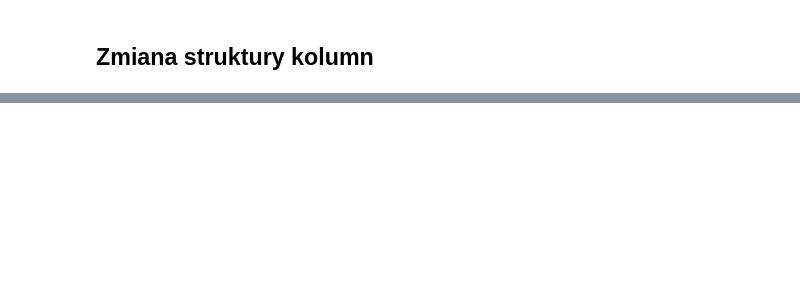
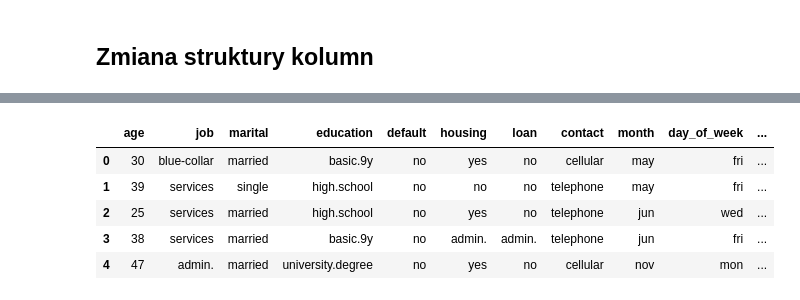
Before and after one commit to MarekSroka/Bank_Deposits, a Jupyter notebook: Bank_deposit.ipynb, the cells around one changed output, grey strips where cells are left out. Drawn from its saved outputs; the diff is of its cells as text; code cells hidden in the pictures; blank space fills up the shorter version.

```diff
--- a/Bank_deposit.ipynb
+++ b/Bank_deposit.ipynb
@@ -771,0 +750,4 @@ df_agg_two[df_agg_two['y'] == 'yes']
+# %%
+for column in df[numerical_features]:
+    unique_values = df[column].unique()
+    print(f"Unique values in column {column}: {', '.join(map(str, unique_values))}")
@@ -771,0 +768,15 @@ df_agg_two[df_agg_two['y'] == 'yes']
+# %%
+columns_coeff = ['emp.var.rate', 'cons.price.idx',  'cons.conf.idx', 'euribor3m', 'nr.employed', 'euribor3m_binned']
+
+value_mappings = {}
+
+for column in df[columns_coeff]:
+    unique_values = df[column].unique()
+    value_mapping = {value: i + 1 for i, value in enumerate(unique_values)}
+    value_mappings[column] = value_mapping
+
+for column in df[columns_coeff]:
+    new_column_name = f"{column}_updated"
+    df[new_column_name] = df[column].map(value_mappings[column])
+
+print(df)
@@ -818,0 +898,8 @@ Name: default, dtype: int64
+# %%
+model_columns = ['age', 'job', 'marital', 'education', 'default', 'housing', 'loan',
+       'contact', 'month', 'day_of_week', 'campaign', 'pdays',
+       'previous', 'poutcome', 'emp.var.rate', 'cons.price.idx',
+       'cons.conf.idx', 'euribor3m', 'nr.employed', 'y_numeric']
+
+print(len(model_columns))
+print(model_columns)
@@ -818,0 +909,4 @@ Name: default, dtype: int64
+# %%
+data = df[model_columns]
+y = data.pop('y_numeric')
+y
@@ -818,0 +926,10 @@ Name: default, dtype: int64
+# %%
+X = data
+X.head()
+# %% [output]
+|  | age | job | marital | education | default | housing | loan | contact | month | day_of_week | ... |
+| 0 | 30 | blue-collar | married | basic.9y | no | yes | no | cellular | may | fri | ... |
+| 1 | 39 | services | single | high.school | no | no | no | telephone | may | fri | ... |
+| 2 | 25 | services | married | high.school | no | yes | no | telephone | jun | wed | ... |
+| 3 | 38 | services | married | basic.9y | no | admin. | admin. | telephone | jun | fri | ... |
+| 4 | 47 | admin. | married | university.degree | no | yes | no | cellular | nov | mon | ... |
```
Also changed, not shown: parts of 70 cells of this notebook.
